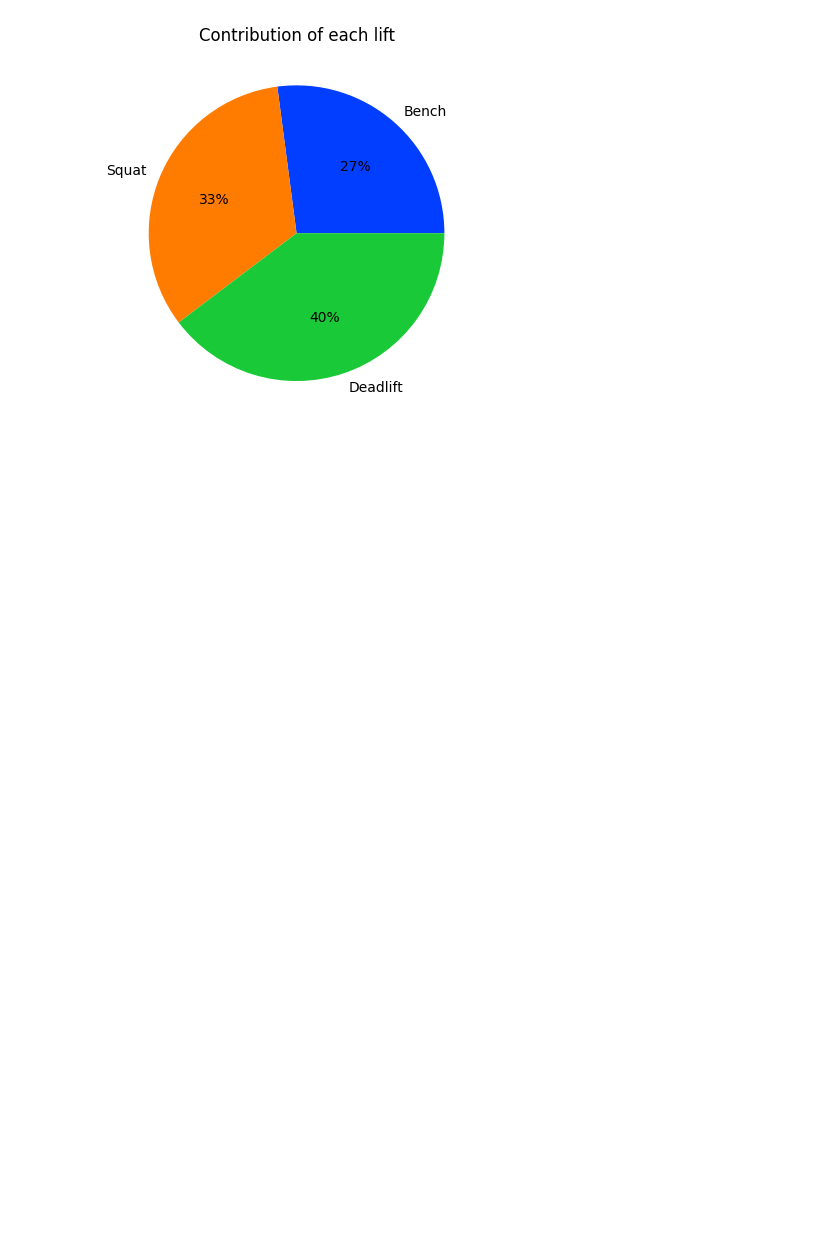
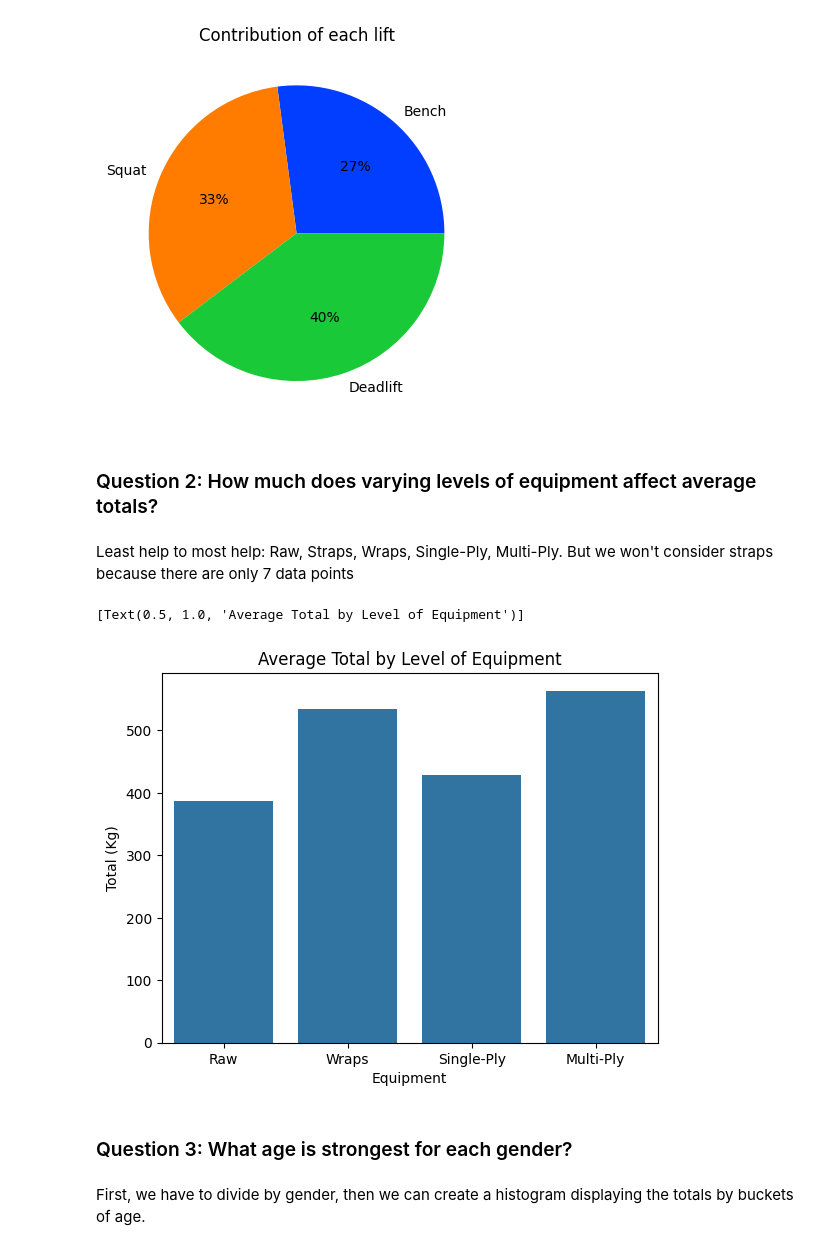
Before and after one commit to nate-bowers/powerlifting-analysis, a Jupyter notebook: dataanalysis.ipynb, the cells around one changed output. Cells and saved outputs as stored; diff of their text form; code cells hidden in the pictures; blank space fills up the shorter version.

```diff
--- a/dataanalysis.ipynb
+++ b/dataanalysis.ipynb
@@ -109,3 +117,34 @@ plt.title("Contribution of each lift")
 # %% [output]
 Text(0.5, 1.0, 'Contribution of each lift')
 [figure]
+# %% [markdown]
+### Question 2: How much does varying levels of equipment affect average totals?
+# %% [markdown]
+Least help to most help: Raw, Straps, Wraps, Single-Ply, Multi-Ply.
+But we won't consider straps because there are only 7 data points
+# %%
+temp = df.loc[df["Equipment"] == "Raw"]
+avg_raw_total = temp["TotalKg"].sum() / temp.shape[0]
+temp = df.loc[df["Equipment"] == "Wraps"]
+avg_wraps_total = temp["TotalKg"].sum() / temp.shape[0]
+temp = df.loc[df["Equipment"] == "Single-ply"]
+avg_single_ply_total = temp["TotalKg"].sum() / temp.shape[0]
+temp = df.loc[df["Equipment"] == "Multi-ply"]
+avg_multi_ply_total = temp["TotalKg"].sum() / temp.shape[0]
+data=[avg_raw_total, avg_wraps_total,avg_single_ply_total,avg_multi_ply_total]
+
+data = pd.DataFrame({'Equipment':["Raw", "Wraps", "Single-Ply", "Multi-Ply"],
+                         'Total (Kg)':[avg_raw_total, avg_wraps_total,avg_single_ply_total,avg_multi_ply_total]})
+sns.barplot(data=data, x = "Equipment", y= "Total (Kg)").set(title="Average Total by Level of Equipment")
+
+
+
+
+#temp["TotalKg"].sum()
+# %% [output]
+[Text(0.5, 1.0, 'Average Total by Level of Equipment')]
+[figure, added]
+# %% [markdown]
+### Question 3: What age is strongest for each gender?
+# %% [markdown]
+First, we have to divide by gender, then we can create a histogram displaying the totals by buckets of age.
```
Also changed, not shown: parts of 4 cells of this notebook.
